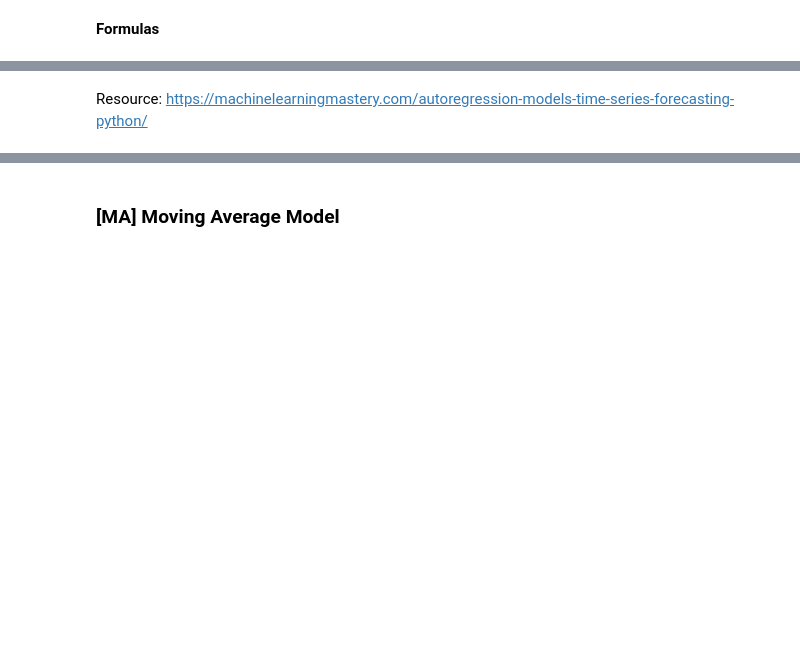
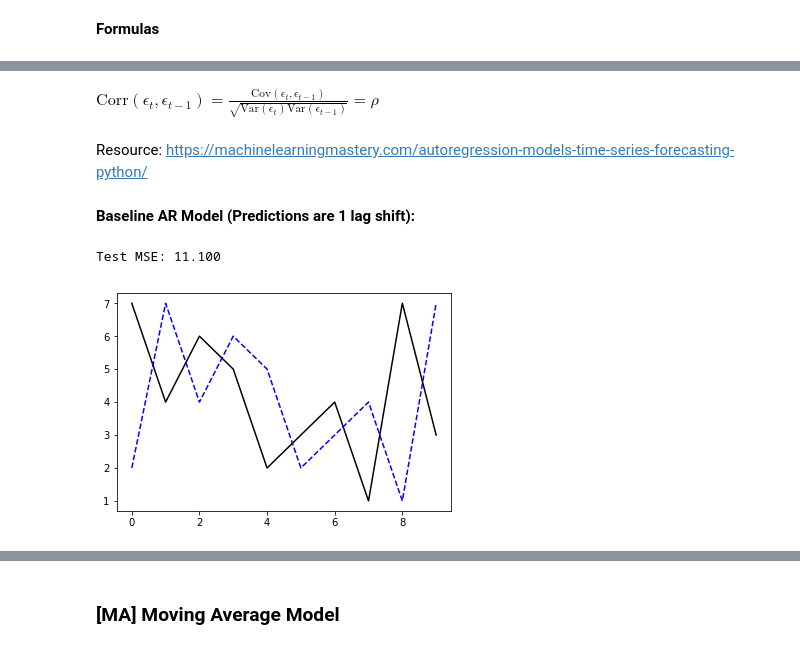
Before and after one commit to kimrharper/thinkful, a Jupyter notebook: capstone/capstone-cleaning.ipynb, the cells around one changed output, grey strips where cells are left out. Saved outputs shown, nothing was run; the diff lists cells and outputs as text; code cells hidden in the pictures; blank space fills up the shorter version.

```diff
--- a/capstone/capstone-cleaning.ipynb
+++ b/capstone/capstone-cleaning.ipynb
@@ -208,0 +212,6 @@ plot_pacf = pacf(y,nlags=len(y)-1, method='ols')
+# %%
+values = pd.DataFrame(ba.values)
+values[0] = pd.to_numeric(values[0],errors='coerce')
+dataframe = pd.concat([values.shift(3),values.shift(2),values.shift(1),values], axis=1).dropna()
+dataframe.columns = ['t', 't+1','t+2','t+3']
+dataframe.corr()
@@ -228,2 +260,4 @@ $ x_{t+1} = b_0 + b_1x_{t-1} + b_2x_{t-2} $
+# %% [markdown]
+$\begin{equation*}   \mbox{Corr}(\epsilon_{t},\epsilon_{t-1})=\frac{\mbox{Cov}(\epsilon_{t},\epsilon_{t-1})}{\sqrt{\mbox{Var}(\epsilon_{t})\mbox{Var}(\epsilon_{t-1})}}=\rho   \end{equation*} $
 # %% [markdown]
 Resource: https://machinelearningmastery.com/autoregression-models-time-series-forecasting-python/
@@ -229,0 +266,29 @@ Resource: https://machinelearningmastery.com/autoregression-models-time-series-f
+# %%
+if len(dataframe.columns)>2:
+    dataframe = dataframe.drop(['t+2','t+3'],axis=1)
+# split into train and test sets
+X = dataframe.values
+train, test = X[1:len(X)-10], X[len(X)-10:]
+train_X, train_y = train[:,0], train[:,1]
+test_X, test_y = test[:,0], test[:,1]
+# %% [markdown]
+__Baseline AR Model (Predictions are 1 lag shift):__
+# %%
+# persistence model
+def model_persistence(x):
+	return x
+
+# walk-forward validation
+predictions = list()
+for x in test_X:
+	yhat = model_persistence(x)
+	predictions.append(yhat)
+test_score = mean_squared_error(test_y, predictions)
+print('Test MSE: %.3f' % test_score)
+# plot predictions vs expected
+plt.plot(test_y,color='black')
+plt.plot(predictions, color='blue',linestyle='--')
+plt.show()
+# %% [output]
+Test MSE: 11.100
+[figure, added]
```
Also changed, not shown: parts of 25 cells of this notebook.
